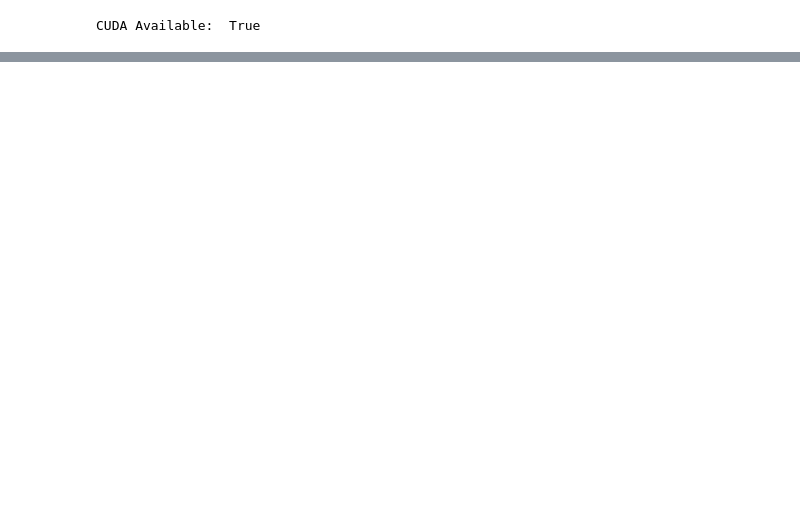
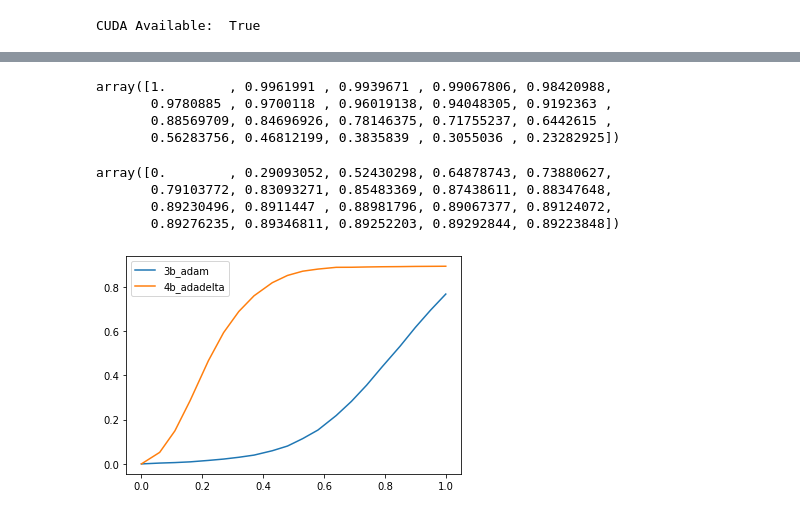
Before and after one commit to mikronco/xai-learning-constraints, a Jupyter notebook: model_training.ipynb, the cells around one changed output, grey strips where cells are left out. Cells and saved outputs as stored; diff of their text form; code cells hidden in the pictures; blank space fills up the shorter version.

```diff
--- a/model_training.ipynb
+++ b/model_training.ipynb
@@ -72,7 +139,28 @@ accuracy(model1,loaders)
 # %%
-perc = list(sorted(np.linspace(0, 100, num=10).astype(int), reverse=True))
+perc = list(sorted(np.linspace(0, 100, num=20).astype(int), reverse=True))
 # %%
 drop0 = MoRF(model0, loaders, perc)
 # %%
 drop1 = MoRF(model1, loaders, perc)
+# %%
+bdrop0
+# %% [output]
+array([1.        , 0.9961991 , 0.9939671 , 0.99067806, 0.98420988,
+       0.9780885 , 0.9700118 , 0.96019138, 0.94048305, 0.9192363 ,
+       0.88569709, 0.84696926, 0.78146375, 0.71755237, 0.6442615 ,
+       0.56283756, 0.46812199, 0.3835839 , 0.3055036 , 0.23282925])
+# %%
+1-drop1
+# %% [output]
+array([0.        , 0.29093052, 0.52430298, 0.64878743, 0.73880627,
+       0.79103772, 0.83093271, 0.85483369, 0.87438611, 0.88347648,
+       0.89230496, 0.8911447 , 0.88981796, 0.89067377, 0.89124072,
+       0.89276235, 0.89346811, 0.89252203, 0.89292844, 0.89223848])
+# %%
+plt.plot(1-np.array(perc)/100, 1-bdrop0, label="3b_adam")
+plt.plot(1-np.array(perc)/100, 1-bdrop1, label="4b_adadelta")
+plt.legend()
+plt.show()
+# %% [output]
+[figure, added]
 # %%
```
Also changed, not shown: parts of 23 cells of this notebook.
